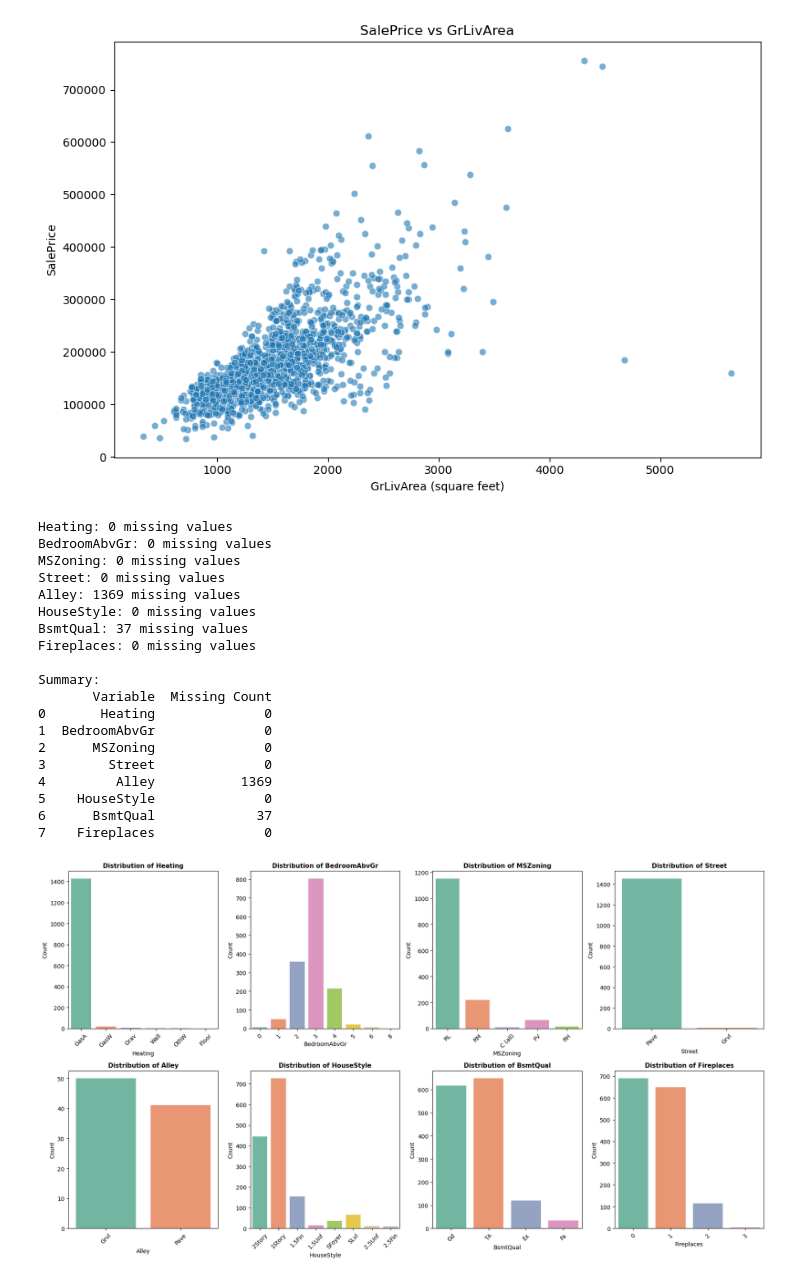
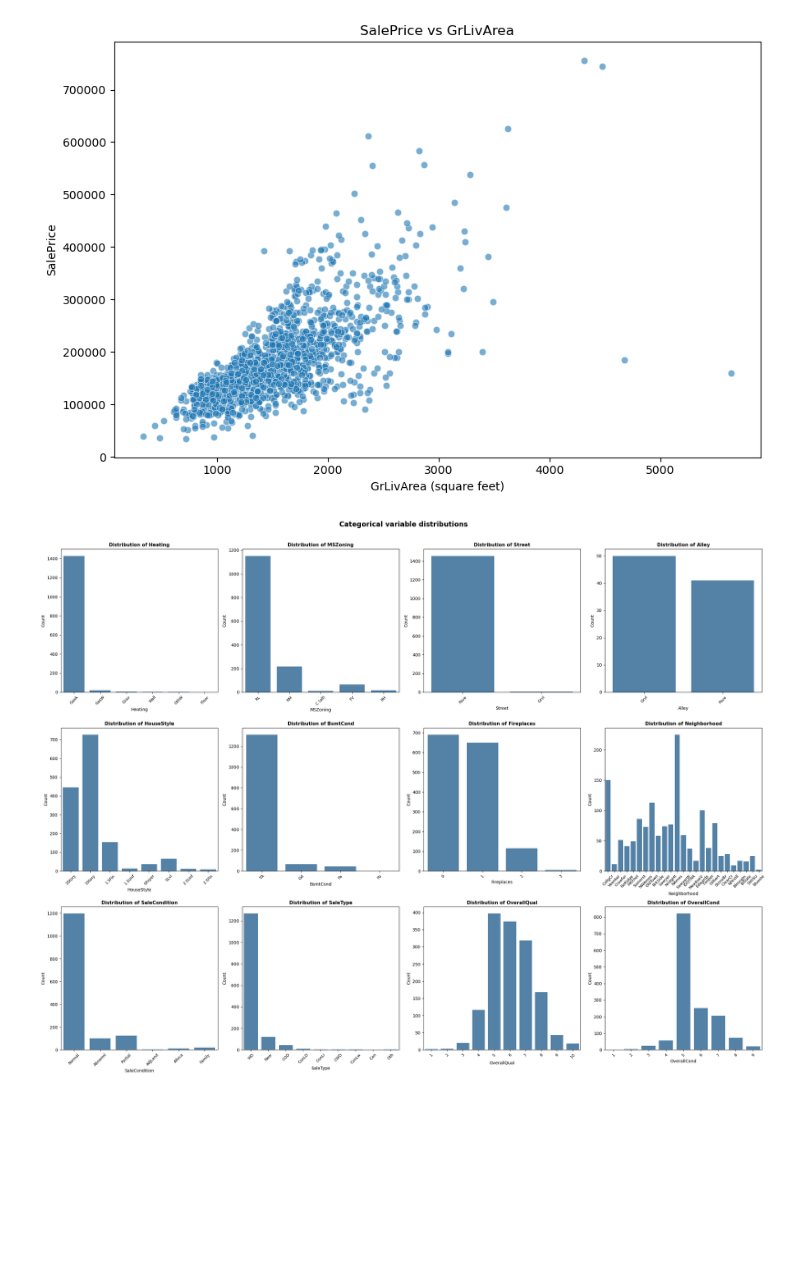
Before and after one commit to mariribeiro257/estat-exame-B, a Jupyter notebook: eda_housing_prices.ipynb, the cells around one changed output. Cells and saved outputs as stored; diff of their text form; code cells hidden in the pictures; blank space fills up the shorter version.

```diff
--- a/eda_housing_prices.ipynb
+++ b/eda_housing_prices.ipynb
@@ -30,0 +66,19 @@ houses.head()
+# %%
+# Create histograms (countplots) for each categorical variable
+import matplotlib.pyplot as plt
+import seaborn as sns
+
+variables = ['Heating', 'BedroomAbvGr', 'MSZoning', 'Street', 'Alley', 'HouseStyle', 'BsmtQual', 'Fireplaces']
+
+fig, axes = plt.subplots(2, 4, figsize=(18, 10))
+axes = axes.flatten()
+
+for idx, var in enumerate(variables):
+    sns.countplot(data=houses, x=var, ax=axes[idx], palette='Set2', hue=var, legend=False)
+    axes[idx].set_title(f'Distribution of {var}', fontsize=11, fontweight='bold')
+    axes[idx].set_xlabel(var)
+    axes[idx].set_ylabel('Count')
+    axes[idx].tick_params(axis='x', rotation=45)
+
+plt.tight_layout()
+plt.show()
@@ -162,58 +217,28 @@ Pearson correlation: 0.709
 Spearman correlation: 0.731
 Kendall correlation: 0.544
 [figure]
-# %%
-# Check missing values for categorical variables
-variables = ['Heating', 'BedroomAbvGr', 'MSZoning', 'Street', 'Alley', 'HouseStyle', 'BsmtQual', 'Fireplaces']
-
-missing_info = {}
-for var in variables:
-    missing_count = houses[var].isna().sum()
-    missing_info[var] = missing_count
-    print(f"{var}: {missing_count} missing values")
-
-print("\nSummary:")
-import pandas as pd
-missing_df = pd.DataFrame(list(missing_info.items()), columns=['Variable', 'Missing Count'])
-print(missing_df)
-# %% [output]
-Heating: 0 missing values
-BedroomAbvGr: 0 missing values
-MSZoning: 0 missing values
-Street: 0 missing values
-Alley: 1369 missing values
-HouseStyle: 0 missing values
-BsmtQual: 37 missing values
-Fireplaces: 0 missing values
-
-Summary:
-       Variable  Missing Count
-0       Heating              0
-1  BedroomAbvGr              0
-2      MSZoning              0
-3        Street              0
-4         Alley           1369
-5    HouseStyle              0
-6      BsmtQual             37
-7    Fireplaces              0
 # %%
-# Create histograms (countplots) for each categorical variable
+# Create categorical distribution plots with Count on the y axis
 import matplotlib.pyplot as plt
 import seaborn as sns
 
-variables = ['Heating', 'BedroomAbvGr', 'MSZoning', 'Street', 'Alley', 'HouseStyle', 'BsmtQual', 'Fireplaces']
+variables = ['Heating', 'MSZoning', 'Street', 'Alley', 'HouseStyle', 'BsmtCond', 'Fireplaces', 'Neighborhood', 'SaleCondition', 'SaleType', 'OverallQual', 'OverallCond']
 
-fig, axes = plt.subplots(2, 4, figsize=(18, 10))
+fig, axes = plt.subplots(3, 4, figsize=(24, 18))
 axes = axes.flatten()
 
 for idx, var in enumerate(variables):
-    sns.countplot(data=houses, x=var, ax=axes[idx], palette='Set2', hue=var, legend=False)
+    sns.countplot(data=houses, x=var, ax=axes[idx], color='steelblue')
     axes[idx].set_title(f'Distribution of {var}', fontsize=11, fontweight='bold')
     axes[idx].set_xlabel(var)
     axes[idx].set_ylabel('Count')
-    axes[idx].tick_params(axis='x', rotation=45)
+    axes[idx].tick_params(axis='x', rotation=45, labelsize=9)
 
+for idx in range(len(variables), len(axes)):
+    axes[idx].axis('off')
+
+plt.suptitle('Categorical variable distributions', fontsize=16, fontweight='bold', y=1.01)
 plt.tight_layout()
 plt.show()
 # %% [output]
-[figure, old version]
+[figure, new version]
```
Also changed, not shown: parts of 5 cells of this notebook.
